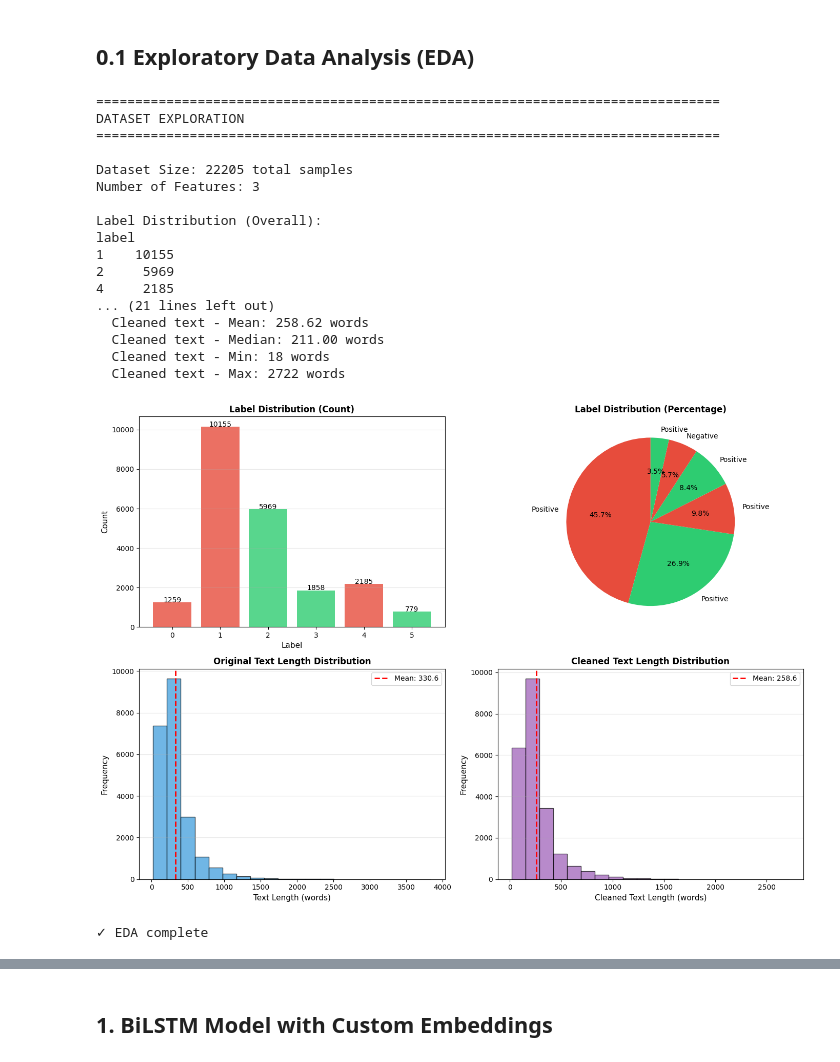
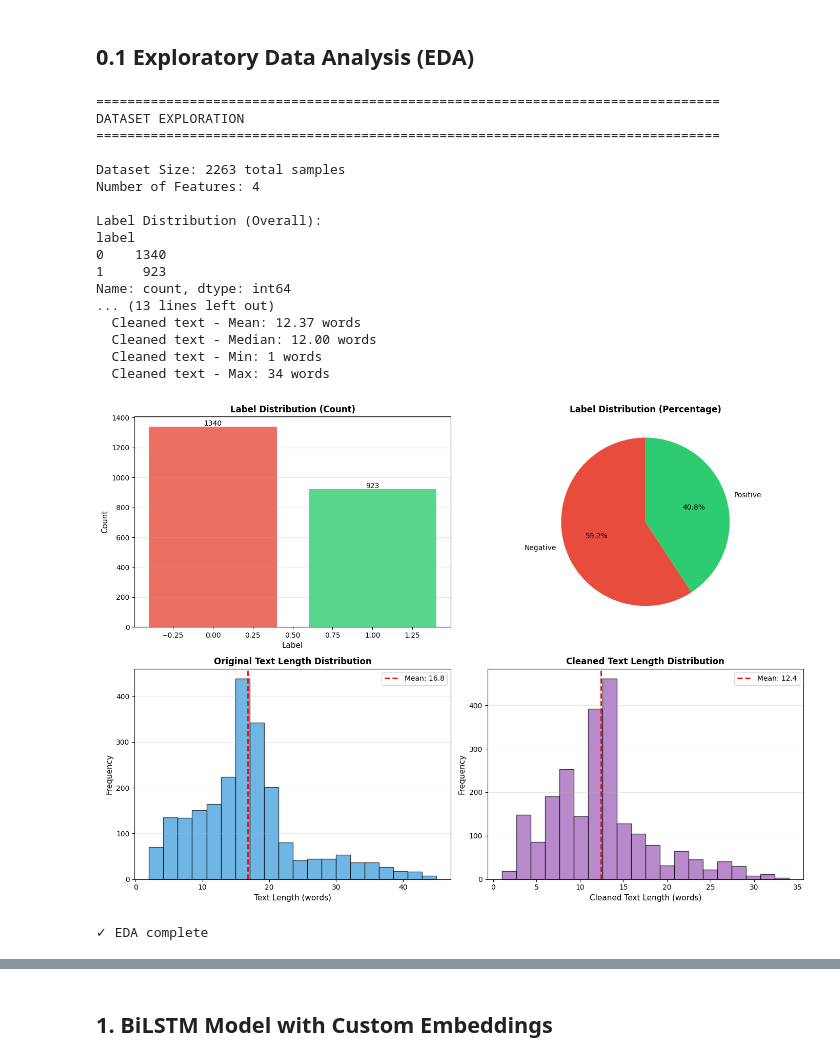
Before and after one commit to Hansen256/NLP_artificial_intelligence_assignment-, a Jupyter notebook: NLP_Extensions.ipynb, the cells around one changed output, grey strips where cells are left out. Drawn from its saved outputs; the diff is of its cells as text; code cells hidden in the pictures.

```diff
--- a/NLP_Extensions.ipynb
+++ b/NLP_Extensions.ipynb
@@ -101,19 +131,17 @@ Name: count, dtype: int64
 # %%
-# Text preprocessing
-# English stopwords for tweet_eval dataset
-english_stopwords = {
-    'the', 'is', 'at', 'which', 'on', 'a', 'an', 'as', 'are', 'was', 'were',
-    'be', 'been', 'being', 'have', 'has', 'had', 'do', 'does', 'did',
-    'will', 'would', 'should', 'could', 'may', 'might', 'must', 'can',
-    'in', 'on', 'at', 'to', 'for', 'of', 'with', 'by', 'from', 'up', 'about',
-    'into', 'through', 'during', 'before', 'after', 'above', 'below',
-    'and', 'or', 'but', 'if', 'then', 'so', 'than', 'such', 'no', 'not',
-    'this', 'that', 'these', 'those', 'i', 'you', 'he', 'she', 'it', 'we', 'they',
-    'what', 'which', 'who', 'when', 'where', 'why', 'how'
+# Text preprocessing for Swahili
+# Common Swahili stopwords
+swahili_stopwords = {
+    'na', 'ya', 'wa', 'ni', 'kwa', 'katika', 'au', 'la', 'za', 'cha',
+    'kwamba', 'kuwa', 'ya', 'hii', 'hii', 'ile', 'huo', 'wale', 'hao',
+    'yule', 'hiyo', 'hizo', 'ambao', 'ambaye', 'ambayo', 'tu', 'sana',
+    'lakini', 'pia', 'kama', 'wala', 'ama', 'bado', 'tena', 'hata',
+    'je', 'nini', 'namna', 'yako', 'yangu', 'yetu', 'wao', 'sisi',
+    'yeye', 'wewe', 'mimi', 'ninyi', 'yao', 'wake', 'wangu', 'wetu'
 }
 
 def clean_text(text):
-    """Clean and preprocess text"""
+    """Clean and preprocess Swahili text"""
     if not isinstance(text, str):
         return ""
 
@@ -121,21 +149,21 @@ def clean_text(text):
     text = re.sub(r'http\S+|www\S+', '', text)  # Remove URLs
     text = re.sub(r'@\w+', '', text)  # Remove mentions
     text = re.sub(r'#\w+', '', text)  # Remove hashtags
-    text = re.sub(r'[^a-zA-Z\s]', '', text)  # Remove special chars
+    text = re.sub(r'[^a-zA-Z\s]', '', text)  # Remove special chars and numbers
     text = ' '.join(text.split())  # Remove extra spaces
 
     words = text.split()
-    words = [w for w in words if w not in english_stopwords and len(w) > 2]
+    words = [w for w in words if w not in swahili_stopwords and len(w) > 2]
 
     return ' '.join(words)
 
-# Apply cleaning
-df['cleaned_text'] = df['text'].apply(clean_text)
+# Apply cleaning - use 'Tweets' column instead of 'text'
+df['cleaned_text'] = df['Tweets'].apply(clean_text)
 df = df[df['cleaned_text'].str.len() > 0].reset_index(drop=True)
 
-print(f"✓ Cleaned {len(df)} texts")
+print(f"✓ Cleaned {len(df)} Swahili texts")
 print(f"\nExample texts:")
 for i in range(min(2, len(df))):
-    print(f"  Original: {df['text'].iloc[i][:60]}")
-    print(f"  Cleaned:  {df['cleaned_text'].iloc[i][:60]}\n")
+    print(f"  Original: {df['Tweets'].iloc[i][:80]}")
+    print(f"  Cleaned:  {df['cleaned_text'].iloc[i][:80]}\n")
 # %% [output]
@@ -187,8 +212,8 @@ print(df['label'].value_counts())
 print(f"\nLabel Proportions:")
 print(df['label'].value_counts(normalize=True).round(4))
 
-# Text length statistics
-df['text_length'] = df['text'].apply(lambda x: len(str(x).split()))
+# Text length statistics - use 'Tweets' column
+df['text_length'] = df['Tweets'].apply(lambda x: len(str(x).split()))
 df['cleaned_length'] = df['cleaned_text'].apply(lambda x: len(str(x).split()))
 
 print(f"\n{'Text Length Statistics':^40}")
@@ -224,44 +249,44 @@ axes[0, 1].set_title('Label Distribution (Percentage)', fontsize=12, fontweight=
 # 3. Text length distribution (original)
 axes[1, 0].hist(df['text_length'], bins=20, color='#3498db', alpha=0.7, edgecolor='black')
 axes[1, 0].set_xlabel('Text Length (words)', fontsize=11)
 axes[1, 0].set_ylabel('Frequency', fontsize=11)
 axes[1, 0].set_title('Original Text Length Distribution', fontsize=12, fontweight='bold')
 axes[1, 0].axvline(df['text_length'].mean(), color='red', linestyle='--', linewidth=2, label=f'Mean: {df["text_length"].mean():.1f}')
 axes[1, 0].legend()
 axes[1, 0].grid(axis='y', alpha=0.3)
 
 # 4. Text length distribution (cleaned)
 axes[1, 1].hist(df['cleaned_length'], bins=20, color='#9b59b6', alpha=0.7, edgecolor='black')
 axes[1, 1].set_xlabel('Cleaned Text Length (words)', fontsize=11)
 axes[1, 1].set_ylabel('Frequency', fontsize=11)
 axes[1, 1].set_title('Cleaned Text Length Distribution', fontsize=12, fontweight='bold')
 axes[1, 1].axvline(df['cleaned_length'].mean(), color='red', linestyle='--', linewidth=2, label=f'Mean: {df["cleaned_length"].mean():.1f}')
 axes[1, 1].legend()
 axes[1, 1].grid(axis='y', alpha=0.3)
 
 plt.tight_layout()
 plt.show()
 
 print("\n✓ EDA complete")
 # %% [output]
 ================================================================================
 DATASET EXPLORATION
 ================================================================================
 
-Dataset Size: 22205 total samples
-Number of Features: 3
+Dataset Size: 2263 total samples
+Number of Features: 4
 
 Label Distribution (Overall):
 label
-1    10155
-2     5969
-4     2185
-... (21 lines left out)
-  Cleaned text - Mean: 258.62 words
-  Cleaned text - Median: 211.00 words
-  Cleaned text - Min: 18 words
-  Cleaned text - Max: 2722 words
+0    1340
+1     923
+Name: count, dtype: int64
+... (13 lines left out)
+  Cleaned text - Mean: 12.37 words
+  Cleaned text - Median: 12.00 words
+  Cleaned text - Min: 1 words
+  Cleaned text - Max: 34 words
-[figure, old version]
+[figure, new version]
 ✓ EDA complete
 # %%
 # Word Cloud visualization
```
Also changed, not shown: parts of 29 cells of this notebook.
